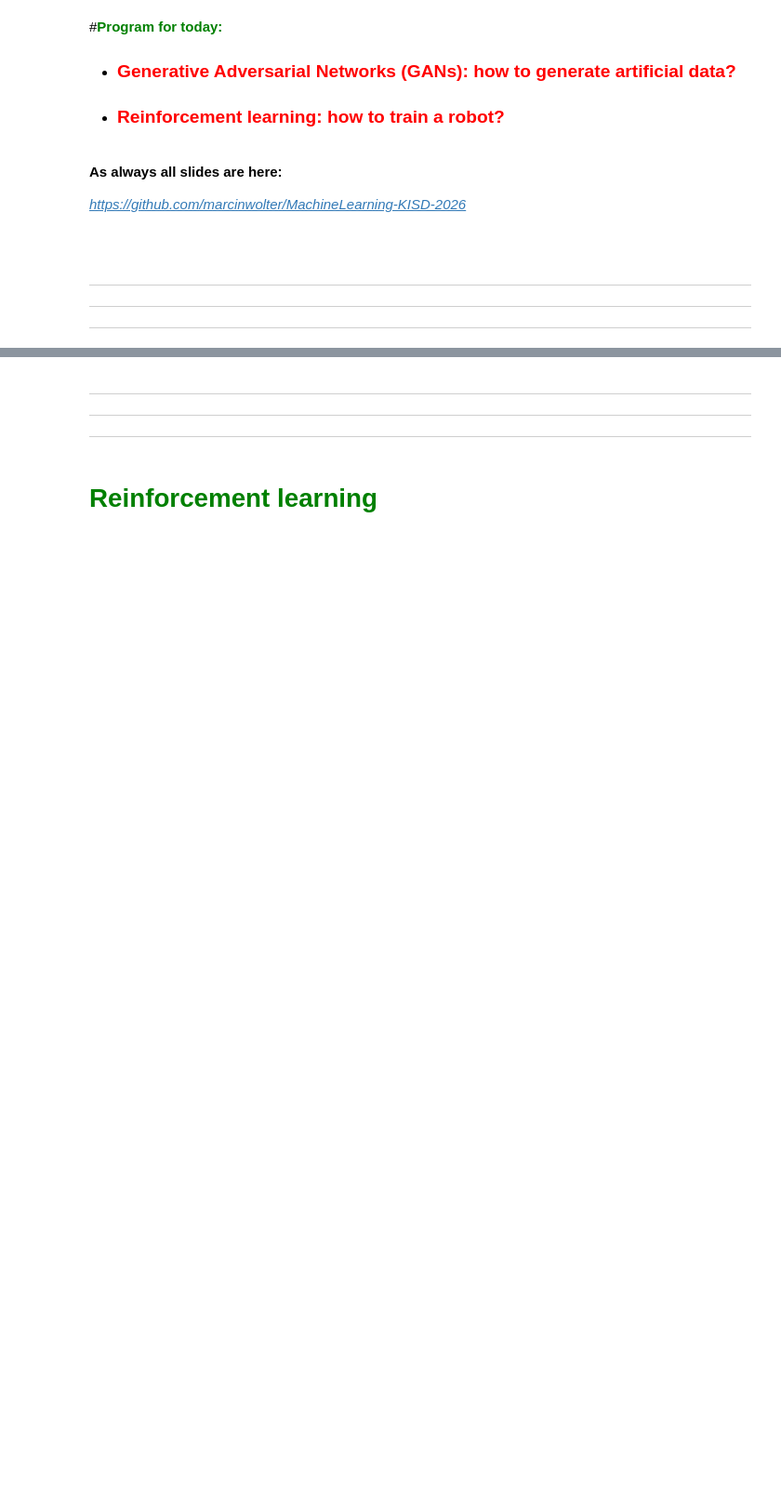
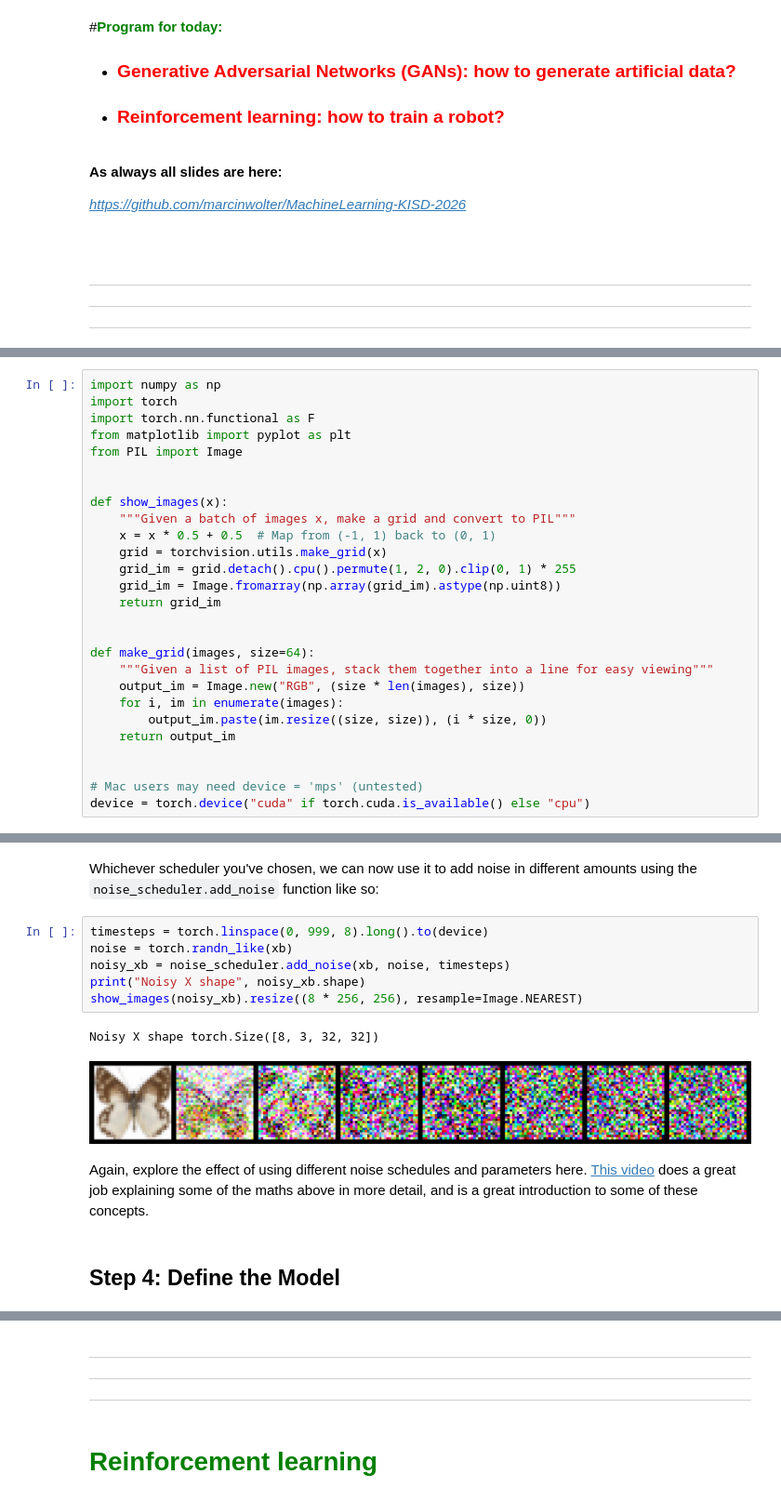
Before and after one commit to Trivial137/MachineLearning-KISD-2026, a Jupyter notebook: lecture7.ipynb, the cells around one changed output, grey strips where cells are left out. Shown at 93% size. Saved outputs shown, nothing was run; the diff lists cells and outputs as text; blank space fills up the shorter version.

```diff
--- a/lecture7.ipynb
+++ b/lecture7.ipynb
@@ -56,0 +158,27 @@
+# %%
+import numpy as np
+import torch
+import torch.nn.functional as F
+from matplotlib import pyplot as plt
+from PIL import Image
+
+
+def show_images(x):
+    """Given a batch of images x, make a grid and convert to PIL"""
+    x = x * 0.5 + 0.5  # Map from (-1, 1) back to (0, 1)
+    grid = torchvision.utils.make_grid(x)
+    grid_im = grid.detach().cpu().permute(1, 2, 0).clip(0, 1) * 255
+    grid_im = Image.fromarray(np.array(grid_im).astype(np.uint8))
+    return grid_im
+
+
+def make_grid(images, size=64):
+    """Given a list of PIL images, stack them together into a line for easy viewing"""
+    output_im = Image.new("RGB", (size * len(images), size))
+    for i, im in enumerate(images):
+        output_im.paste(im.resize((size, size)), (i * size, 0))
+    return output_im
+
+
+# Mac users may need device = 'mps' (untested)
+device = torch.device("cuda" if torch.cuda.is_available() else "cpu")
@@ -56,0 +343,15 @@
+# %% [markdown]
+Whichever scheduler you've chosen, we can now use it to add noise in different amounts using the `noise_scheduler.add_noise` function like so:
+# %%
+timesteps = torch.linspace(0, 999, 8).long().to(device)
+noise = torch.randn_like(xb)
+noisy_xb = noise_scheduler.add_noise(xb, noise, timesteps)
+print("Noisy X shape", noisy_xb.shape)
+show_images(noisy_xb).resize((8 * 256, 256), resample=Image.NEAREST)
+# %% [output]
+Noisy X shape torch.Size([8, 3, 32, 32])
+[figure, added]
+# %% [markdown]
+Again, explore the effect of using different noise schedules and parameters here. [This video](https://www.youtube.com/watch?v=fbLgFrlTnGU) does a great job explaining some of the maths above in more detail, and is a great introduction to some of these concepts.
+# %% [markdown]
+## Step 4: Define the Model
```
Also changed, not shown: parts of 65 cells of this notebook.
